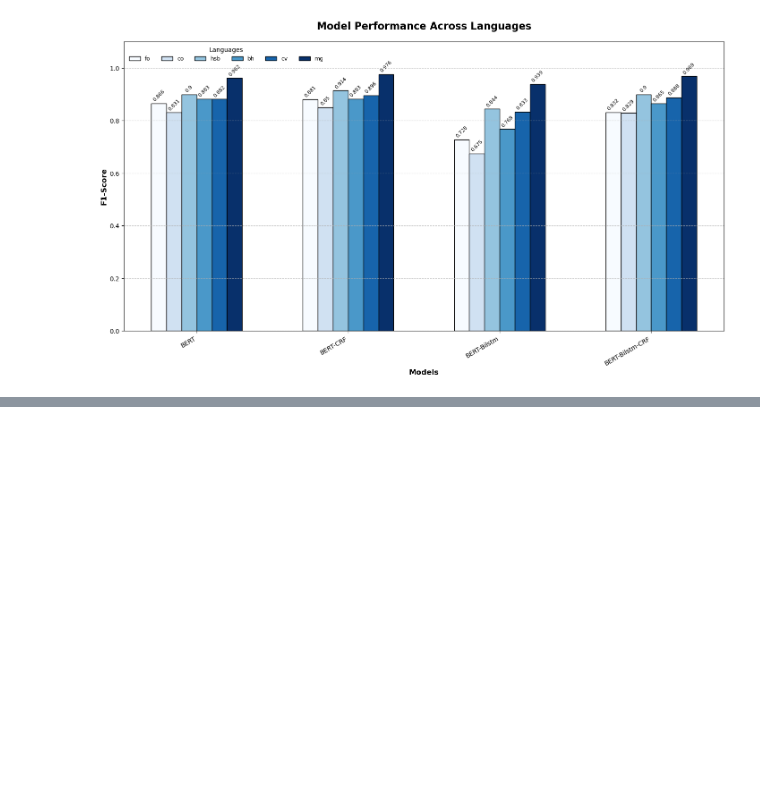
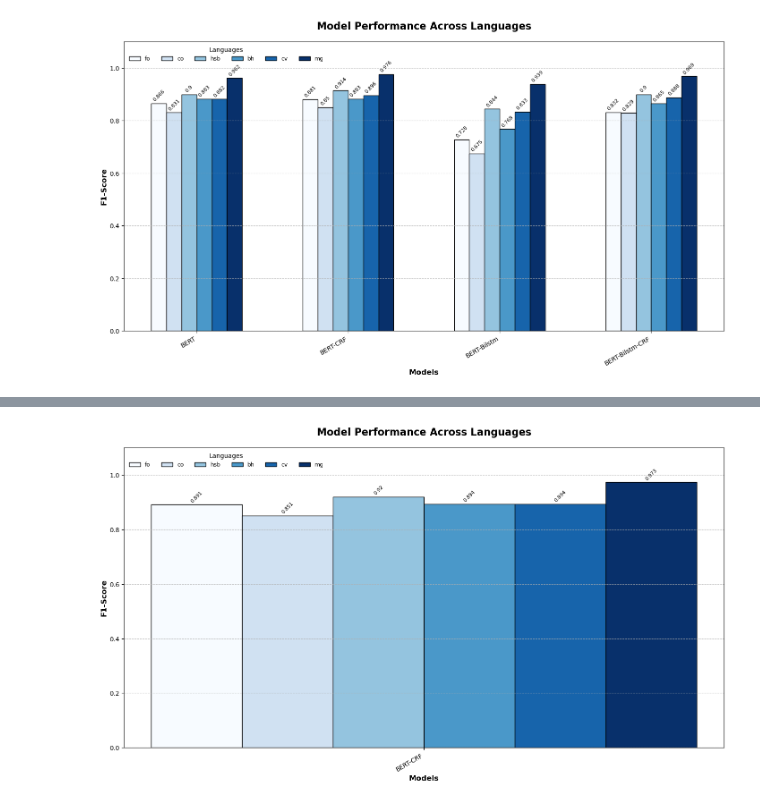
Before and after one commit to Lucas-Granucci/MULTI-NER, a Jupyter notebook: notebooks/results_analysis.ipynb, the cells around one changed output, grey strips where cells are left out. Saved outputs shown, nothing was run; the diff lists cells and outputs as text; code cells hidden in the pictures; blank space fills up the shorter version.

Commit message:
Updated results analysis.ipynb

```diff
--- a/notebooks/results_analysis.ipynb
+++ b/notebooks/results_analysis.ipynb
@@ -75,0 +80,17 @@ plt.show()
+# %%
+with open("../src/experiments/results/baseline_model_performance.json", "r") as file:
+    data = json.load(file)
+
+model = "BERT-CRF"
+language_scores = {}
+
+total_model_score = 0
+for language, scores in data.items():
+    language_scores[language] = round(scores["val_f1"], 3)
+    total_model_score += round(scores["val_f1"], 3)
+
+    print(f"Lang: {language}, Val-F1: {scores['val_f1']:.5f}")
+
+print("\nModel: {}".format(model))
+print("Avg. Score: {}".format(total_model_score / 6))
+print()
@@ -75,0 +107,42 @@ plt.show()
+# %%
+x = np.arange(1)
+fig, ax = plt.subplots(layout="constrained", figsize=(14, 8))
+
+width = 0.1
+multiplier = -2
+
+colors = plt.get_cmap("Blues", len(language_scores))
+
+for idx, (language, scores) in enumerate(language_scores.items()):
+    offset = width * multiplier
+    rects = ax.bar(
+        x + offset,
+        scores,
+        width,
+        label=language,
+        color=colors(idx),
+        edgecolor='black'
+    )
+    ax.bar_label(rects, padding=2, fontsize=8, rotation=45)
+    multiplier += 1
+
+ax.set_ylabel("F1-Score", fontsize=12, weight="bold")
+ax.set_xlabel("Models", fontsize=12, weight="bold")
+ax.set_title("Model Performance Across Languages", fontsize=16, weight="bold", pad=20)
+ax.set_xticks(x + width / 2, labels=[model], fontsize=10, rotation=30, ha="right")
+ax.set_ylim(0, 1.1)
+
+ax.grid(axis="y", linestyle="--", alpha=0.7)
+
+ax.legend(
+    title="Languages",
+    title_fontsize=10,
+    fontsize=9,
+    loc="upper left",
+    ncols = 6,
+    frameon=False
+)
+
+plt.show()
+# %% [output]
+[figure, added]
```
Also changed, not shown: parts of 5 cells of this notebook.
